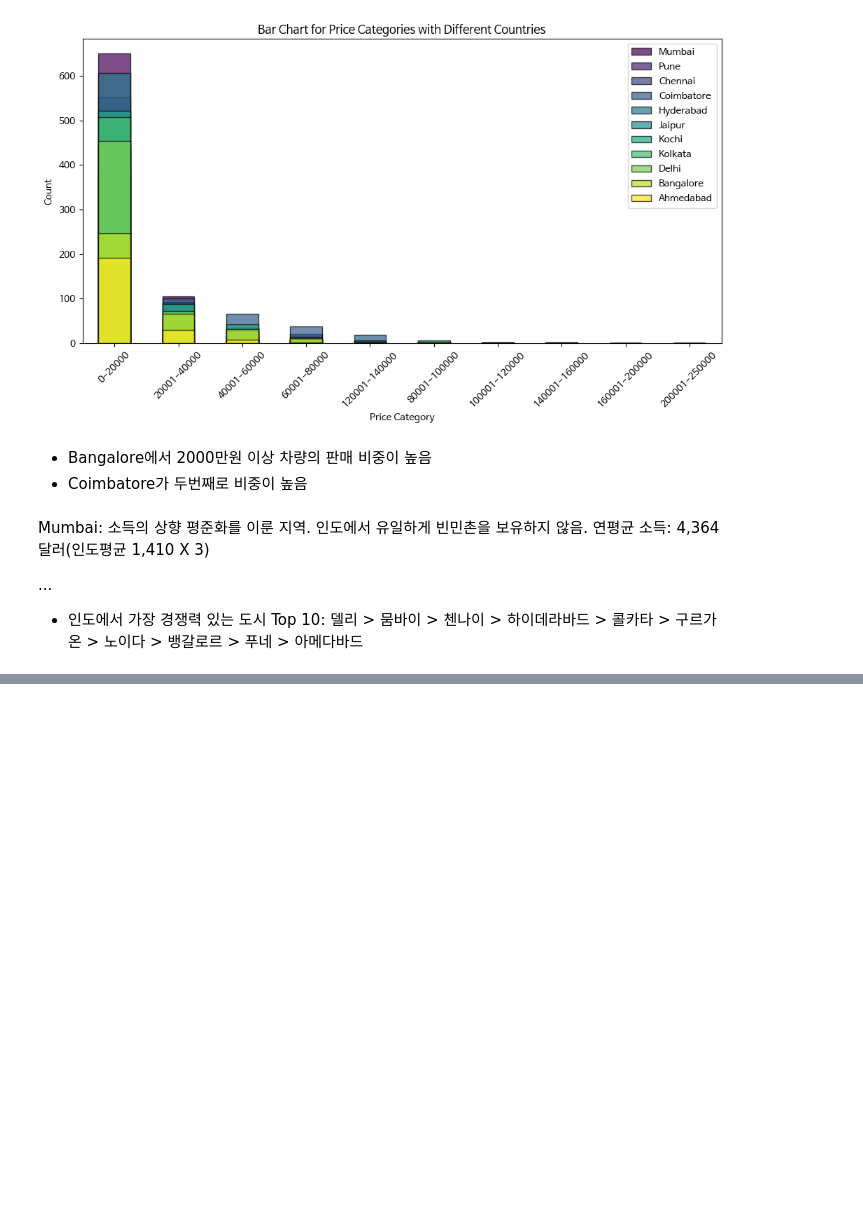
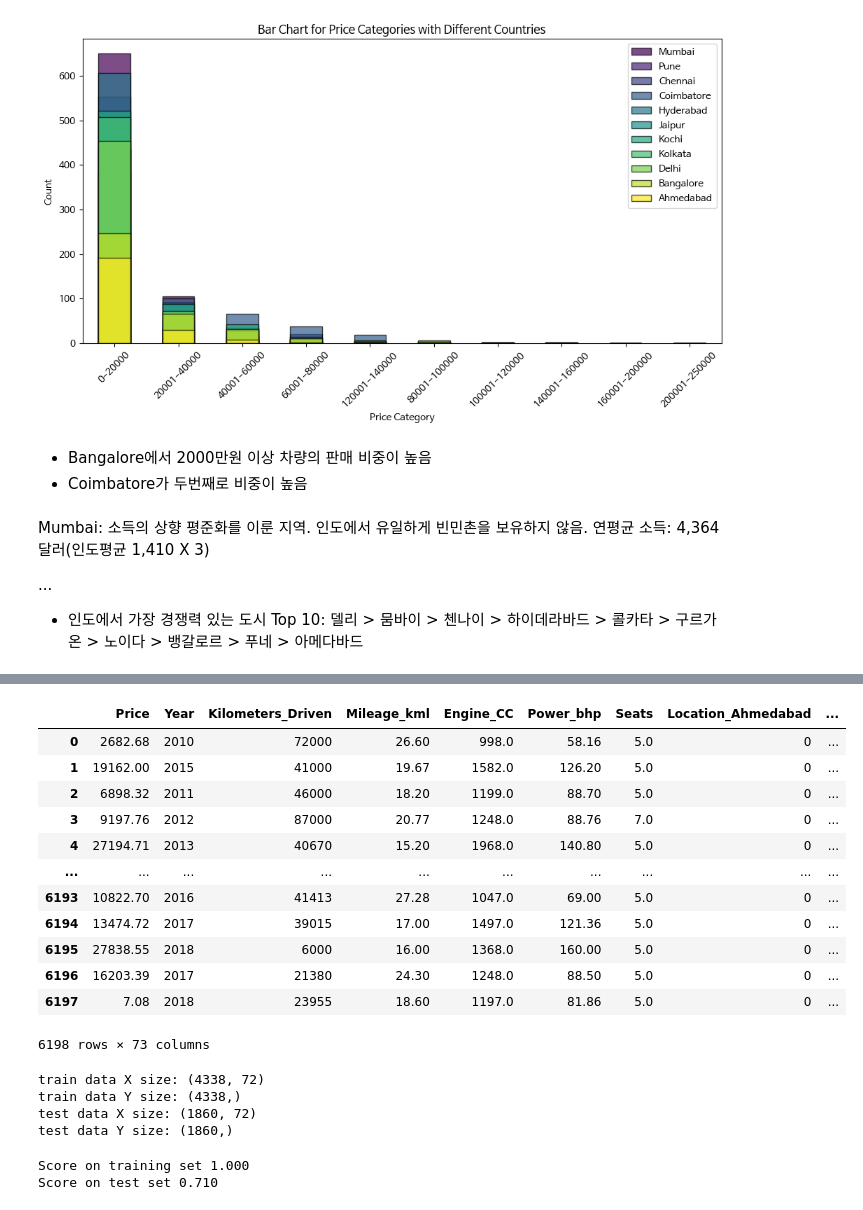
Before and after one commit to b4b4b4b4seo/POSCO-AI24B4, a Jupyter notebook: EDA완료, 모델링 필요.ipynb, the cells around one changed output, grey strips where cells are left out. Drawn from its saved outputs; the diff is of its cells as text; code cells hidden in the pictures; blank space fills up the shorter version.

```diff
--- a/EDA완료, 모델링 필요.ipynb
+++ b/EDA완료, 모델링 필요.ipynb
@@ -1359,0 +1392,17 @@ Mumbai: 소득의 상향 평준화를 이룬 지역. 인도에서 유일하게
+# %%
+df_get_dummies = pd.get_dummies(df_drop_name)
+df_get_dummies
+# %% [output]
+|  | Price | Year | Kilometers_Driven | Mileage_kml | Engine_CC | Power_bhp | Seats | Location_Ahmedabad | ... |
+| 0 | 2682.68 | 2010 | 72000 | 26.60 | 998.0 | 58.16 | 5.0 | 0 | ... |
+| 1 | 19162.00 | 2015 | 41000 | 19.67 | 1582.0 | 126.20 | 5.0 | 0 | ... |
+| 2 | 6898.32 | 2011 | 46000 | 18.20 | 1199.0 | 88.70 | 5.0 | 0 | ... |
+| 3 | 9197.76 | 2012 | 87000 | 20.77 | 1248.0 | 88.76 | 7.0 | 0 | ... |
+| 4 | 27194.71 | 2013 | 40670 | 15.20 | 1968.0 | 140.80 | 5.0 | 0 | ... |
+| ... | ... | ... | ... | ... | ... | ... | ... | ... | ... |
+| 6193 | 10822.70 | 2016 | 41413 | 27.28 | 1047.0 | 69.00 | 5.0 | 0 | ... |
+| 6194 | 13474.72 | 2017 | 39015 | 17.00 | 1497.0 | 121.36 | 5.0 | 0 | ... |
+| 6195 | 27838.55 | 2018 | 6000 | 16.00 | 1368.0 | 160.00 | 5.0 | 0 | ... |
+| 6196 | 16203.39 | 2017 | 21380 | 24.30 | 1248.0 | 88.50 | 5.0 | 0 | ... |
+| 6197 | 7.08 | 2018 | 23955 | 18.60 | 1197.0 | 81.86 | 5.0 | 0 | ... |
+6198 rows × 73 columns
@@ -1359,0 +1413,23 @@ Mumbai: 소득의 상향 평준화를 이룬 지역. 인도에서 유일하게
+# %%
+# 데이터를 7:3으로 나눔 --> train data & test data
+df_train_x, df_test_x,df_train_y, df_test_y = train_test_split(df_x, df_y, test_size=0.3, random_state=1234)
+
+print("train data X size: {}".format(df_train_x.shape))
+print("train data Y size: {}".format(df_train_y.shape))
+print("test data X size: {}".format(df_test_x.shape))
+print("test data Y size: {}".format(df_test_y.shape))
+# %% [output]
+train data X size: (4338, 72)
+train data Y size: (4338,)
+test data X size: (1860, 72)
+test data Y size: (1860,)
+# %%
+# DecisionTree기본 모델 생성
+dt_uncust = DecisionTreeRegressor(random_state=1234)
+dt_uncust.fit(df_train_x, df_train_y)
+
+print("Score on training set {:.3f}".format(dt_uncust.score(df_train_x, df_train_y)))
+print("Score on test set {:.3f}".format(dt_uncust.score(df_test_x, df_test_y)))
+# %% [output]
+Score on training set 1.000
+Score on test set 0.710
```
Also changed, not shown: parts of 17 cells of this notebook.
